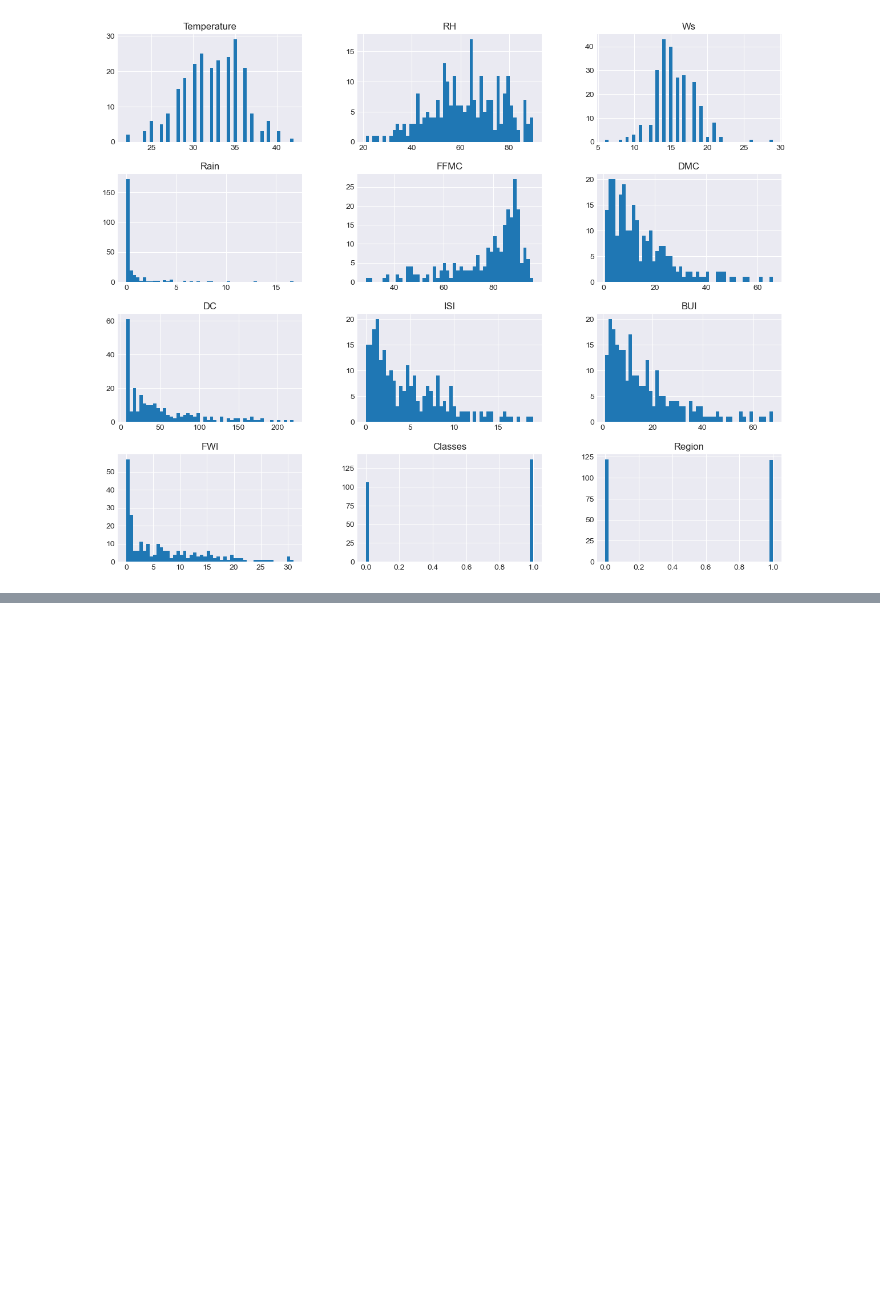
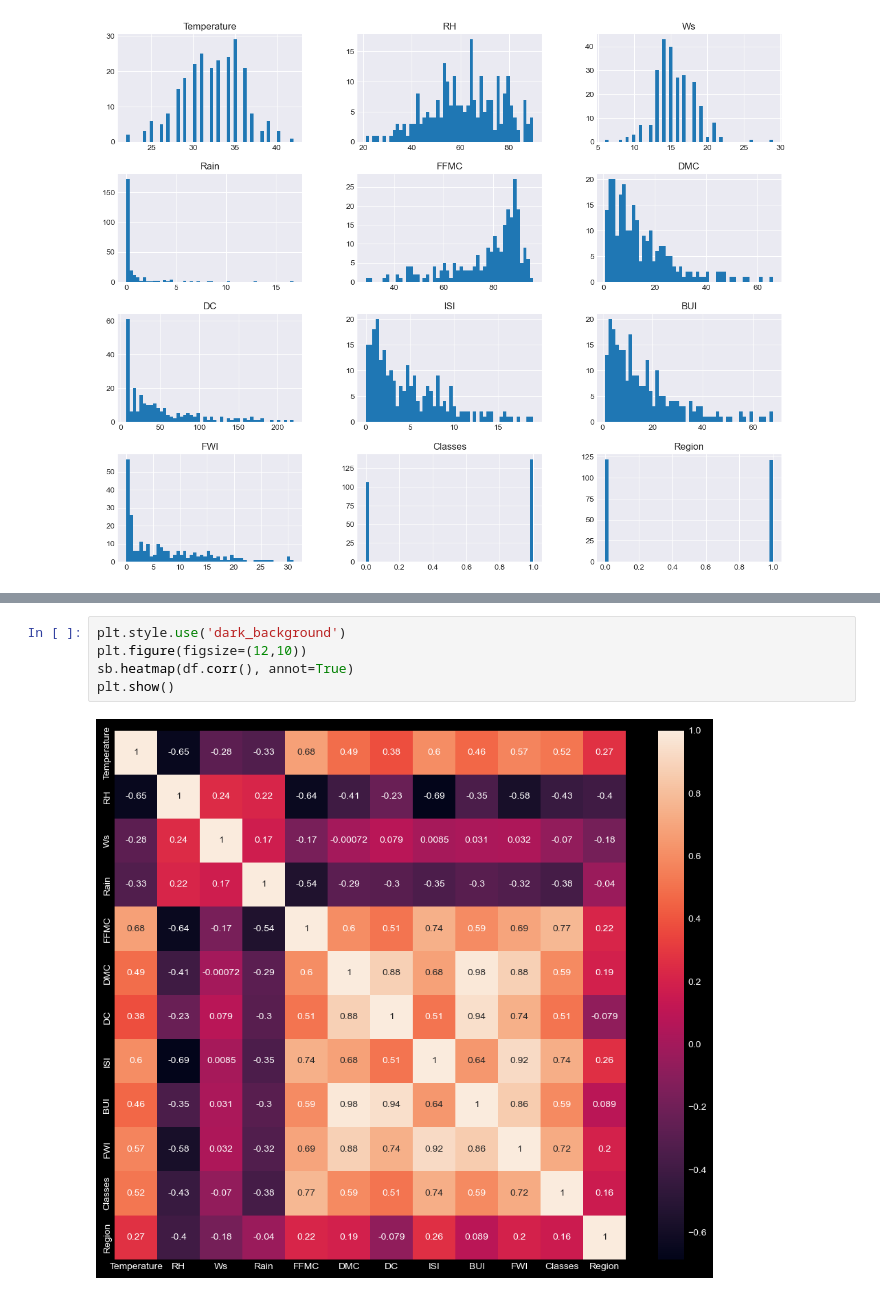
Before and after one commit to Luke1836/Python-projects, a Jupyter notebook: ML-projects/Visualisations-practise/Code/visula1.ipynb, the cells around one changed output, grey strips where cells are left out. Drawn from its saved outputs; the diff is of its cells as text; blank space fills up the shorter version.

```diff
--- a/ML-projects/Visualisations-practise/Code/visula1.ipynb
+++ b/ML-projects/Visualisations-practise/Code/visula1.ipynb
@@ -162,0 +179,7 @@ plt.show()
+# %%
+plt.style.use('dark_background')
+plt.figure(figsize=(12,10))
+sb.heatmap(df.corr(), annot=True)
+plt.show()
+# %% [output]
+[figure, added]
```
Also changed, not shown: parts of 1 cell of this notebook.
